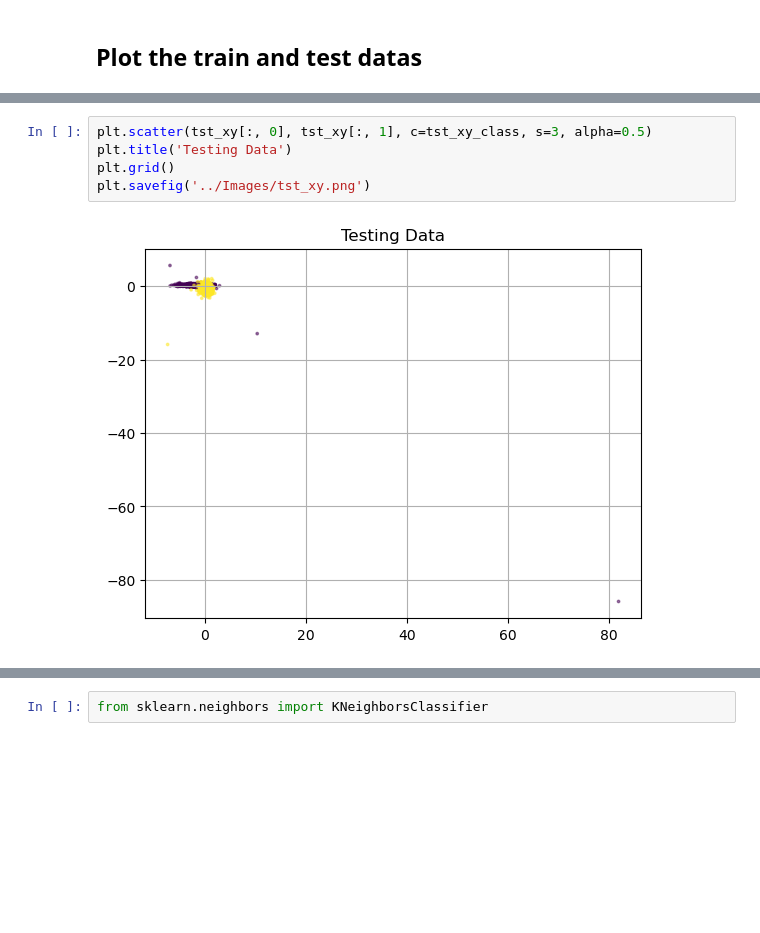
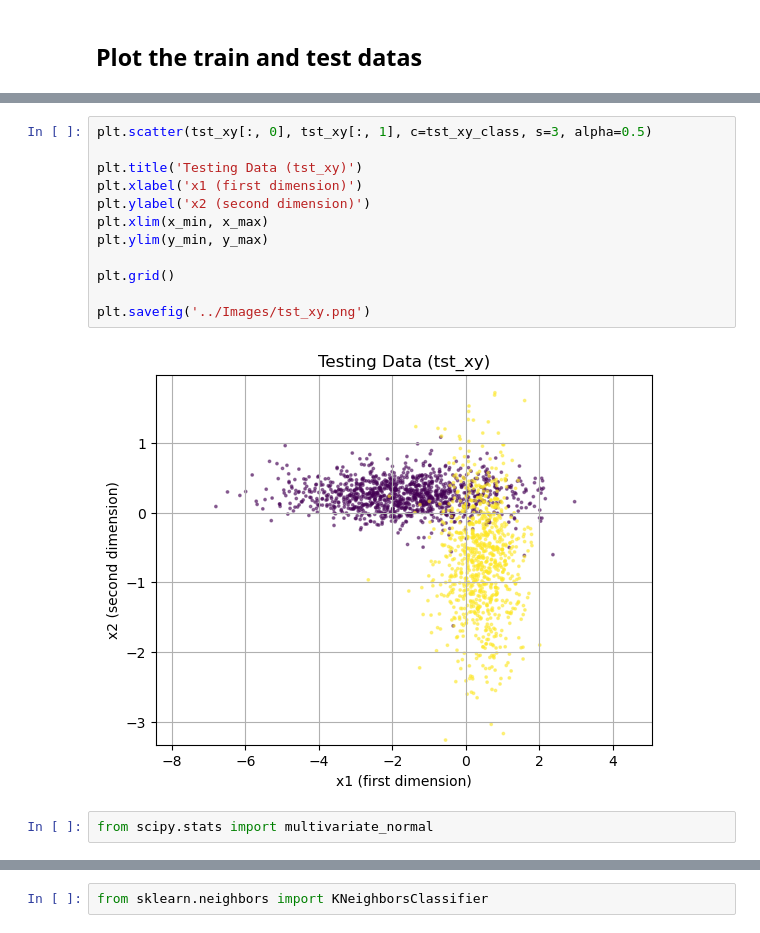
Before and after one commit to tallosim/aau-machine-learning, a Jupyter notebook: Lecture 3/Notebooks/solution.ipynb, the cells around one changed output, grey strips where cells are left out. Cells and saved outputs as stored; diff of their text form; blank space fills up the shorter version.

```diff
--- a/Lecture 3/Notebooks/solution.ipynb
+++ b/Lecture 3/Notebooks/solution.ipynb
@@ -52,7 +62,16 @@ plt.savefig('../Images/trn_xy.png')
 # %%
 plt.scatter(tst_xy[:, 0], tst_xy[:, 1], c=tst_xy_class, s=3, alpha=0.5)
-plt.title('Testing Data')
+
+plt.title('Testing Data (tst_xy)')
+plt.xlabel('x1 (first dimension)')
+plt.ylabel('x2 (second dimension)')
+plt.xlim(x_min, x_max)
+plt.ylim(y_min, y_max)
+
 plt.grid()
+
 plt.savefig('../Images/tst_xy.png')
 # %% [output]
-[figure, old version]
+[figure, new version]
+# %%
+from scipy.stats import multivariate_normal
```
Also changed, not shown: parts of 16 cells of this notebook, 4 other files.
